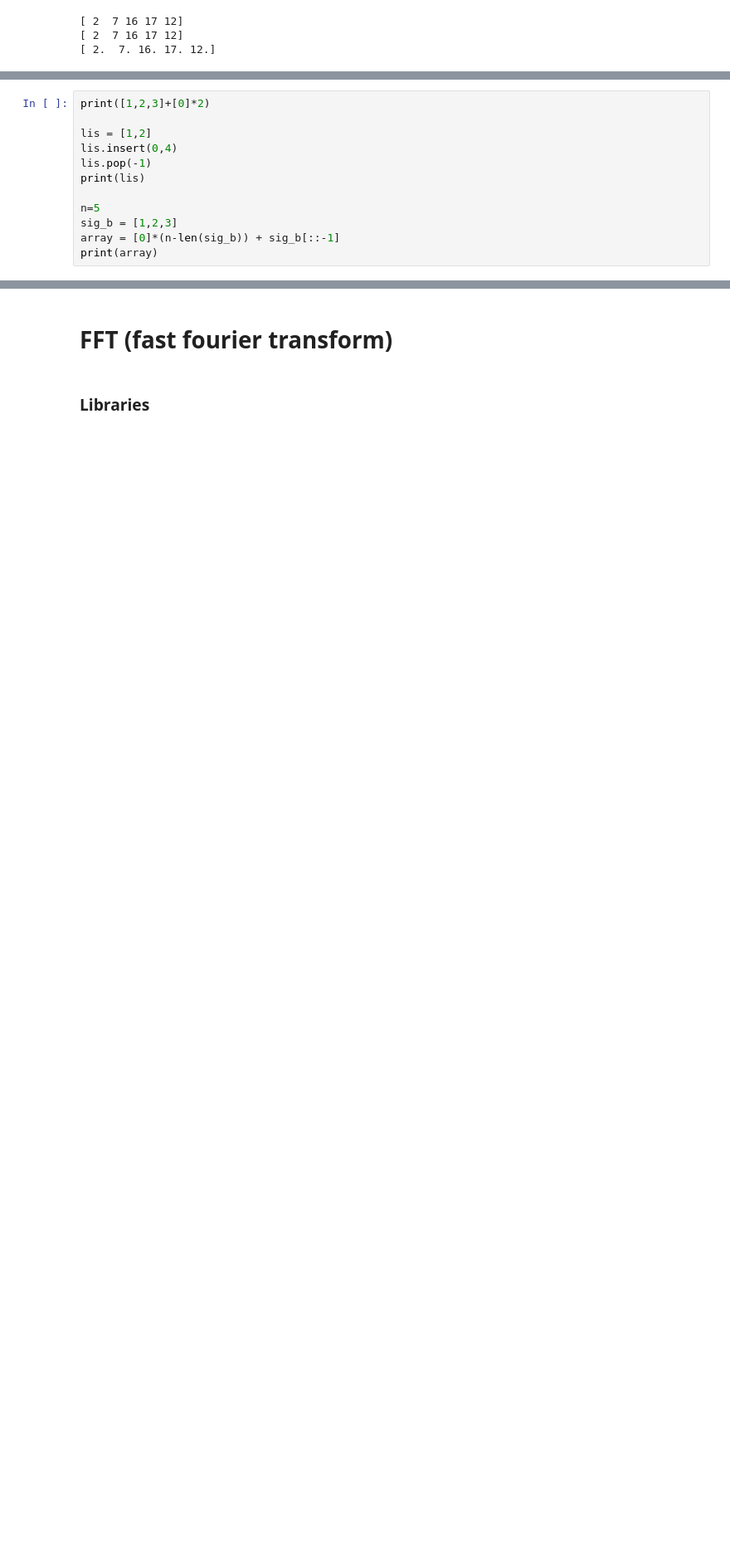
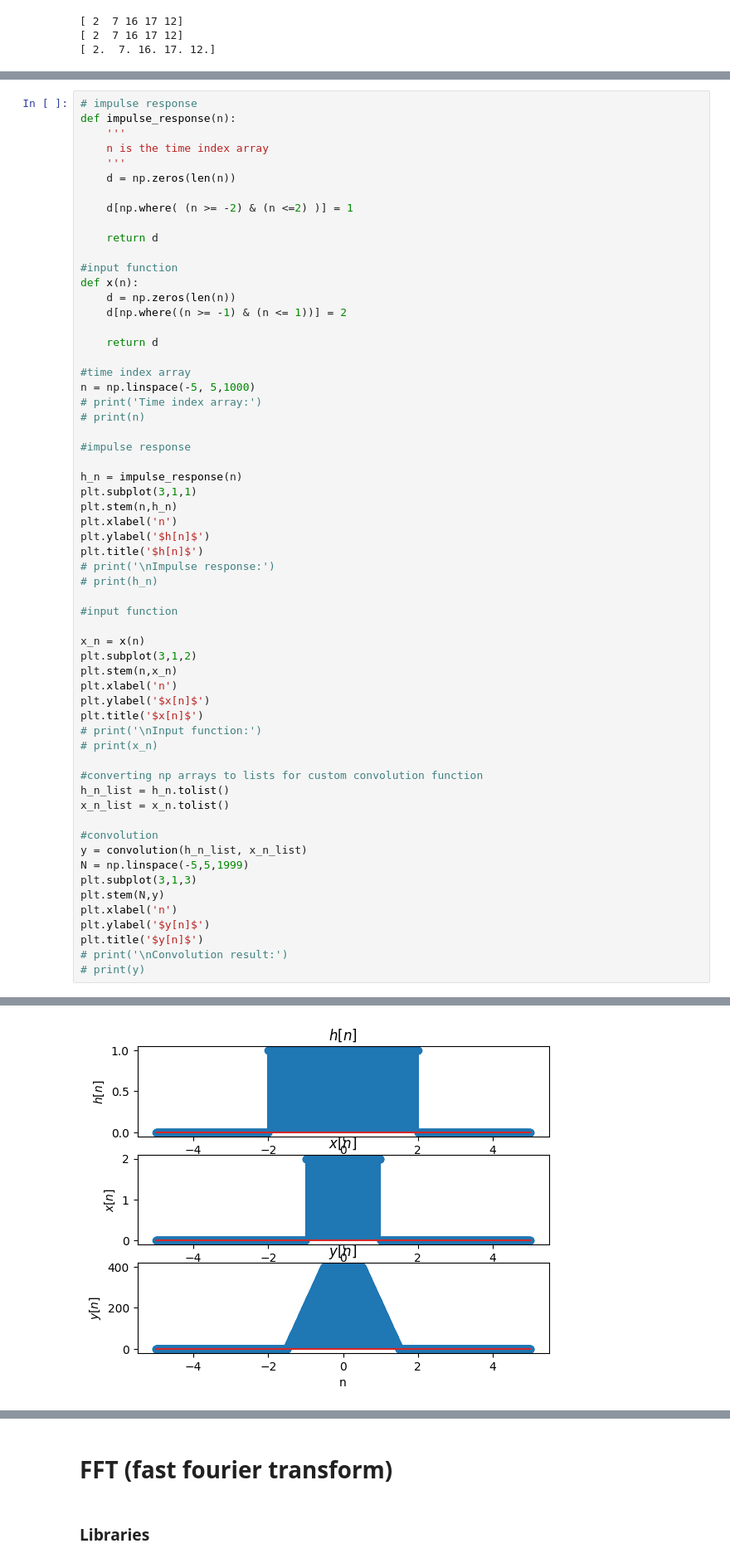
Before and after one commit to Oshadha345/Signals_and_Systems, a Jupyter notebook: Notebook/Signals.ipynb, the cells around one changed output, grey strips where cells are left out. Shown at 83% size. Drawn from its saved outputs; the diff is of its cells as text; blank space fills up the shorter version.

```diff
--- a/Notebook/Signals.ipynb
+++ b/Notebook/Signals.ipynb
@@ -576,15 +590,3 @@ anw = convolution(a,b)
 print(anw)
 # %% [output]
 [2, 7, 16, 17, 12]
-# %%
-print([1,2,3]+[0]*2)
-
-lis = [1,2]
-lis.insert(0,4)
-lis.pop(-1)
-print(lis)
-
-n=5
-sig_b = [1,2,3]
-array = [0]*(n-len(sig_b)) + sig_b[::-1]
-print(array)
@@ -594,0 +652,61 @@ print(array)
+# %%
+# impulse response
+def impulse_response(n):
+    '''
+    n is the time index array
+    '''
+    d = np.zeros(len(n))
+
+    d[np.where( (n >= -2) & (n <=2) )] = 1
+
+    return d
+
+#input function
+def x(n):
+    d = np.zeros(len(n))
+    d[np.where((n >= -1) & (n <= 1))] = 2
+
+    return d
+
+#time index array
+n = np.linspace(-5, 5,1000)
+# print('Time index array:')
+# print(n)
+
+#impulse response
+
+h_n = impulse_response(n)
+plt.subplot(3,1,1)
+plt.stem(n,h_n)
+plt.xlabel('n')
+plt.ylabel('$h[n]$')
+plt.title('$h[n]$')
+# print('\nImpulse response:')
+# print(h_n)
+
+#input function
+
+x_n = x(n)
+plt.subplot(3,1,2)
+plt.stem(n,x_n)
+plt.xlabel('n')
+plt.ylabel('$x[n]$')
+plt.title('$x[n]$')
+# print('\nInput function:')
+# print(x_n)
+
+#converting np arrays to lists for custom convolution function
+h_n_list = h_n.tolist()
+x_n_list = x_n.tolist()
+
+#convolution
+y = convolution(h_n_list, x_n_list)
+N = np.linspace(-5,5,1999)
+plt.subplot(3,1,3)
+plt.stem(N,y)
+plt.xlabel('n')
+plt.ylabel('$y[n]$')
+plt.title('$y[n]$')
+# print('\nConvolution result:')
+# print(y)
+# %% [output]
@@ -594,0 +714 @@ print(array)
+[figure, added]
```
Also changed, not shown: parts of 9 cells of this notebook, 2 other files.
